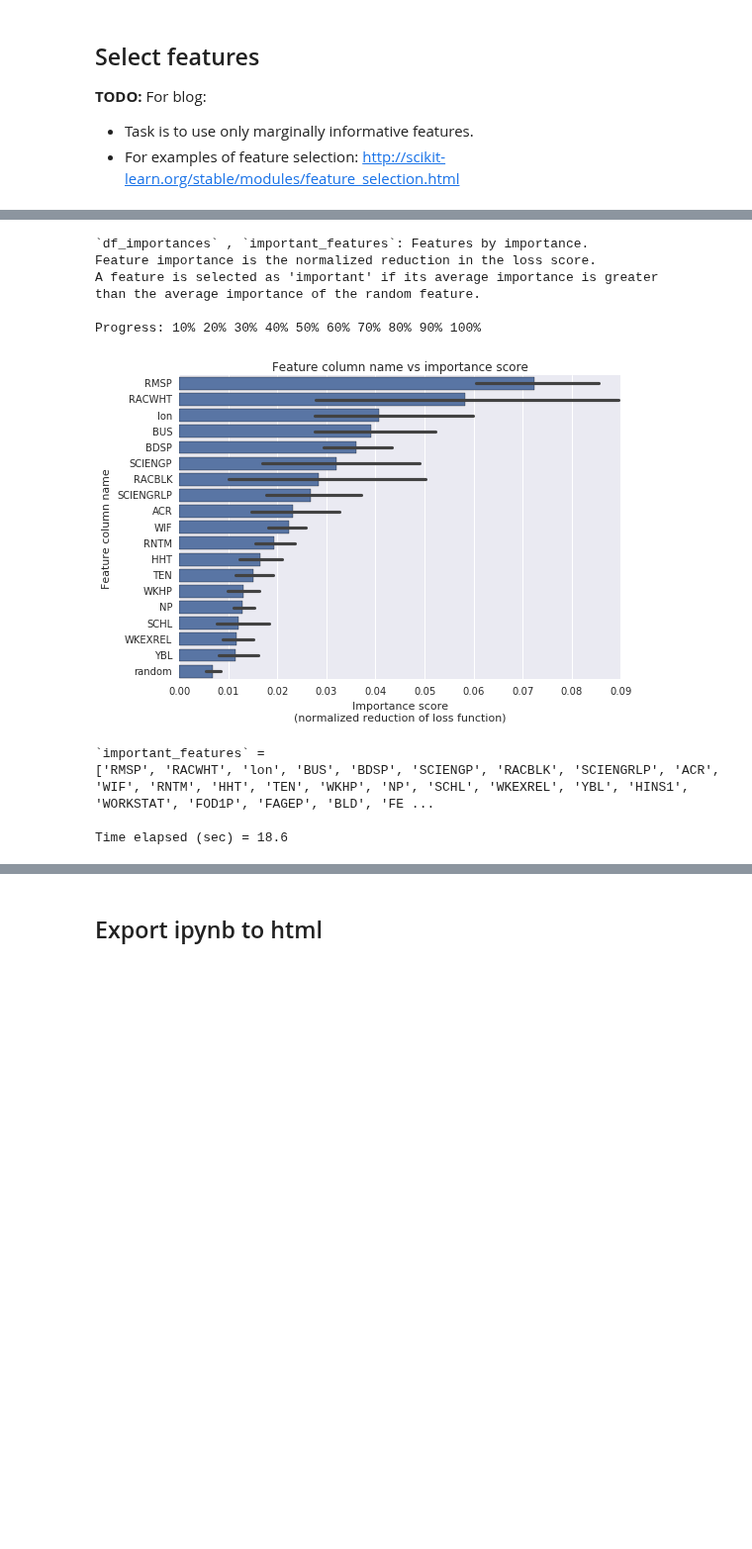
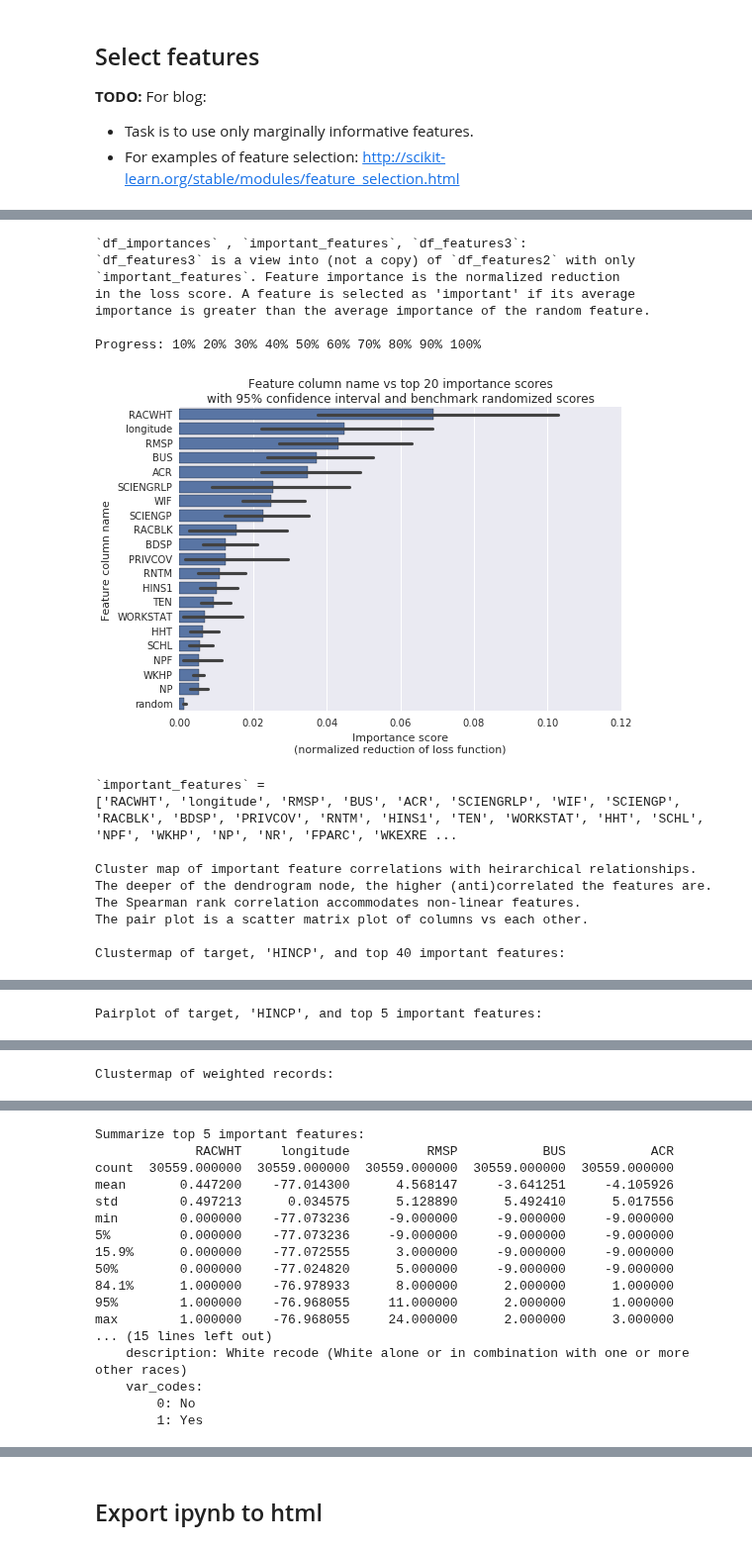
Before and after one commit to stharrold/stharrold.github.io, a Jupyter notebook: content/static/20160221-predict-household-income-from-census/20160221-predict-household-income-from-census.ipynb, the cells around one changed output, grey strips where cells are left out. Shown at 99% size. Saved outputs shown, nothing was run; the diff lists cells and outputs as text; code cells hidden in the pictures; blank space fills up the shorter version.

```diff
--- a/content/static/20160221-predict-household-income-from-census/20160221-predict-household-income-from-census.ipynb
+++ b/content/static/20160221-predict-household-income-from-census/20160221-predict-household-income-from-census.ipynb
@@ -643,8 +646,9 @@ Time elapsed (sec) = 360.5
 # %%
-print("""Compare the centroids for clusters from the scaled
-features and the scaled PCA features.
+print("""`transformer_kmeans`, `transformer_kmeans_pca`:
+Fit k-means to the data with/without PCA and
+compare the centroids for the clusters.
 """)
-n_clusters = 11 # from silhouette scores
+n_clusters = 9 # from silhouette scores
 time_start = time.perf_counter()
 
 # Cluster scaled features with/without PCA using minibatch k-means
@@ -764,41 +781,45 @@ IndentationError: unexpected indent (<ipython-input-10-803ca5024b38>, line 10)
 # %%
-print("""`df_importances` , `important_features`: Features by importance.
-Feature importance is the normalized reduction in the loss score.
-A feature is selected as 'important' if its average importance is greater
-than the average importance of the random feature.
+print("""`df_importances` , `important_features`, `df_features3`:
+`df_features3` is a view into (not a copy) of `df_features2` with only
+`important_features`. Feature importance is the normalized reduction
+in the loss score. A feature is selected as 'important' if its average
+importance is greater than the average importance of the random feature.
 """)
 time_start = time.perf_counter()
 
 # Calculate feature importances.
 # Note:
 # * `n_estimators` impact the feature importances but only have a small
 #     effect on the relative importances.
 # * `n_estimators` impact the scores but only have a small effect on the relative scores.
-size_sub = int(3e3)
+size_sub = int(1e3)
 estimator = sk_ens.ExtraTreesRegressor(n_estimators=10, n_jobs=-1)
 df_importances = dsd.ml.calc_feature_importances(
-    estimator=estimator, df_features=df_features, ds_target=ds_target,
+    estimator=estimator, df_features=df_features2, ds_target=ds_target,
     ds_weight=ds_pweight, size_sub=size_sub,
     show_progress=True, show_plot=True)
 important_features = df_importances.columns[
     df_importances.mean() > df_importances['random'].mean()]
 important_features = list(
     df_importances[important_features].mean().sort_values(ascending=False).index)
-print("`important_features` =")
-print(important_features)
-print()
 
 time_stop = time.perf_counter()
 print("Time elapsed (sec) = {diff:.1f}".format(diff=time_stop-time_start))
 # %% [output]
-`df_importances` , `important_features`: Features by importance.
-Feature importance is the normalized reduction in the loss score.
-A feature is selected as 'important' if its average importance is greater
-than the average importance of the random feature.
+`df_importances` , `important_features`, `df_features3`:
+`df_features3` is a view into (not a copy) of `df_features2` with only
+`important_features`. Feature importance is the normalized reduction
+in the loss score. A feature is selected as 'important' if its average
+importance is greater than the average importance of the random feature.
 
 Progress: 10% 20% 30% 40% 50% 60% 70% 80% 90% 100%
-[figure, old version]
+[figure, new version]
 `important_features` =
-['RMSP', 'RACWHT', 'lon', 'BUS', 'BDSP', 'SCIENGP', 'RACBLK', 'SCIENGRLP', 'ACR', 'WIF', 'RNTM', 'HHT', 'TEN', 'WKHP', 'NP', 'SCHL', 'WKEXREL', 'YBL', 'HINS1', 'WORKSTAT', 'FOD1P', 'FAGEP', 'BLD', 'FE ...
+['RACWHT', 'longitude', 'RMSP', 'BUS', 'ACR', 'SCIENGRLP', 'WIF', 'SCIENGP', 'RACBLK', 'BDSP', 'PRIVCOV', 'RNTM', 'HINS1', 'TEN', 'WORKSTAT', 'HHT', 'SCHL', 'NPF', 'WKHP', 'NP', 'NR', 'FPARC', 'WKEXRE ...
 
-Time elapsed (sec) = 18.6
+Cluster map of important feature correlations with heirarchical relationships.
+The deeper of the dendrogram node, the higher (anti)correlated the features are.
+The Spearman rank correlation accommodates non-linear features.
+The pair plot is a scatter matrix plot of columns vs each other.
+
+Clustermap of target, 'HINCP', and top 40 important features:
@@ -804,0 +827 @@ Time elapsed (sec) = 18.6
+Pairplot of target, 'HINCP', and top 5 important features:
@@ -804,0 +829 @@ Time elapsed (sec) = 18.6
+Clustermap of weighted records:
@@ -804,0 +831,17 @@ Time elapsed (sec) = 18.6
+Summarize top 5 important features:
+             RACWHT     longitude          RMSP           BUS           ACR
+count  30559.000000  30559.000000  30559.000000  30559.000000  30559.000000
+mean       0.447200    -77.014300      4.568147     -3.641251     -4.105926
+std        0.497213      0.034575      5.128890      5.492410      5.017556
+min        0.000000    -77.073236     -9.000000     -9.000000     -9.000000
+5%         0.000000    -77.073236     -9.000000     -9.000000     -9.000000
+15.9%      0.000000    -77.072555      3.000000     -9.000000     -9.000000
+50%        0.000000    -77.024820      5.000000     -9.000000     -9.000000
+84.1%      1.000000    -76.978933      8.000000      2.000000      1.000000
+95%        1.000000    -76.968055     11.000000      2.000000      1.000000
+max        1.000000    -76.968055     24.000000      2.000000      3.000000
+... (15 lines left out)
+    description: White recode (White alone or in combination with one or more other races)
+    var_codes:
+        0: No
+        1: Yes
```
Also changed, not shown: parts of 37 cells of this notebook.
